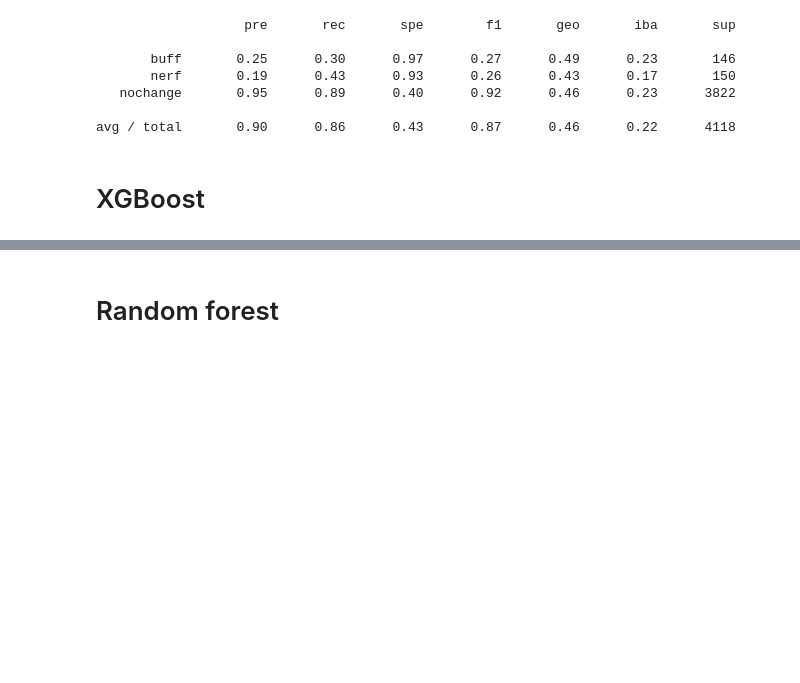
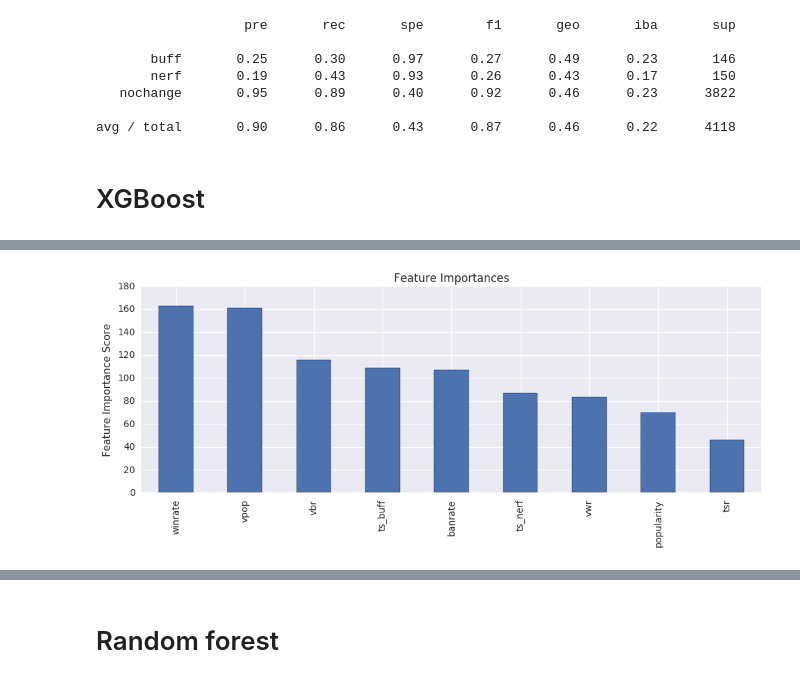
Before and after one commit to joseph-jnl/insight, a Jupyter notebook: lol_model_diamondonly.ipynb, the cells around one changed output, grey strips where cells are left out. Drawn from its saved outputs; the diff is of its cells as text; code cells hidden in the pictures; blank space fills up the shorter version.

```diff
--- a/lol_model_diamondonly.ipynb
+++ b/lol_model_diamondonly.ipynb
@@ -332,3 +332,5 @@ df2.head()
 # Split hold out set
 # %%
 df = pd.read_csv('loldata_cleaned.csv')
+# %%
+df = pd.read_csv('loldata_cleaned_v2.csv')
@@ -335,14 +344,23 @@ df = pd.read_csv('loldata_cleaned.csv')
 # %%
 from sklearn.model_selection import train_test_split
 from sklearn.metrics import classification_report, confusion_matrix
-features = df2[['popularity', 'winrate', 'banrate', 'tsr', 'ts_buff',
-              'ts_nerf']]
+
+# features = df[['popularity', 'winrate', 'banrate', 'tsr', 'ts_buff',
+#               'ts_nerf', 'vpop', 'vbr', 'vwr', 'freq_nerf', 'freq_buff']]
+
+
+features = df[['popularity', 'winrate', 'banrate', 'tsr', 'ts_buff',
+              'ts_nerf', 'vpop', 'vbr', 'vwr']]
+
+# features = df[['popularity', 'winrate', 'banrate', 'tsr', 'ts_buff',
+#               'ts_nerf', 'freq_nerf', 'freq_buff']]
+
 # features = df[['popularity', 'winrate', 'banrate']]
 
 RANDOM_STATE = 42
 
 X_train, X_test, y_train, y_test = train_test_split(features,
-                                                    df2['changes'], test_size=0.25,
+                                                    df['changes'], test_size=0.25,
                                                     random_state=RANDOM_STATE)
 # %%
 X_train2, X_test2, y_train2, y_test2 = train_test_split(features,
@@ -613,14 +631,17 @@ avg / total       0.90      0.86      0.43      0.87      0.46      0.22      41
 import xgboost as xgb
 from xgboost.sklearn import XGBClassifier
 from sklearn.model_selection import GridSearchCV
+from sklearn import metrics
 import matplotlib.pylab as plt
 from matplotlib.pylab import rcParams
+from sklearn import preprocessing
 rcParams['figure.figsize'] = 12, 4
 
+le = preprocessing.LabelEncoder()
+le.fit(y_train)
 
-y_train = pd.DataFrame(data=y_train)
-y_train = y_train.astype('category')
-y_train_dummy = y_train.apply(lambda x: x.cat.codes)
+y_train_dummy = le.transform(y_train)
+
 
 def modelfit(alg, dtrain, target, predictors,useTrainCV=True, cv_folds=5, early_stopping_rounds=50):
     param = {}
@@ -628,15 +649,27 @@ def modelfit(alg, dtrain, target, predictors,useTrainCV=True, cv_folds=5, early_
     param['objective'] = 'multi:softmax'
     # scale weight of positive examples
     param['eta'] = 0.1
-    param['max_depth'] = 6
-    param['silent'] = 1
     param['nthread'] = 4
     param['num_class'] = 3
+    param['n_estimators'] = 1000
+
+    #Imbalanced classes
+    param['scale_pos_weight'] = 1
+    param['min_child_weight'] = 3
+
+    #Model
+    param['gamma'] = 0
+    param['subsample'] = 0.8
+    param['colsample_bytree'] = 0.8
+    param['max_depth'] = 3
+    param['learning_reate'] = 0.1
+
 
     if useTrainCV:
         xgtrain = xgb.DMatrix(dtrain[predictors].values, label=target)
         cvresult = xgb.cv(param, xgtrain, num_boost_round=alg.get_params()['n_estimators'], nfold=cv_folds,
-            metrics='auc', early_stopping_rounds=early_stopping_rounds)
+            metrics='merror', early_stopping_rounds=early_stopping_rounds,
+                         verbose_eval=False)
         alg.set_params(n_estimators=cvresult.shape[0])
 
     #Fit the algorithm on the data
@@ -648,8 +681,7 @@ def modelfit(alg, dtrain, target, predictors,useTrainCV=True, cv_folds=5, early_
 
     #Print model report:
     print("\nModel Report")
-    print("Accuracy : %.4g" % metrics.accuracy_score(dtrain['Disbursed'].values, dtrain_predictions))
-    print("AUC Score (Train): %f" % metrics.roc_auc_score(dtrain['Disbursed'], dtrain_predprob))
+    print("Cohen Kappa : %.4g" % metrics.cohen_kappa_score(target, dtrain_predictions))
 
     feat_imp = pd.Series(alg.booster().get_fscore()).sort_values(ascending=False)
     feat_imp.plot(kind='bar', title='Feature Importances')
@@ -657,5 +689,7 @@ def modelfit(alg, dtrain, target, predictors,useTrainCV=True, cv_folds=5, early_
 
 predictors = X_train.columns
 xgb1 = XGBClassifier()
-modelfit(xgb1, X_train, y_train_dummy.values, predictors)
+modelfit(xgb1, X_train, y_train_dummy, predictors)
+
+#87 estimators
 # %% [output]
@@ -662,0 +698 @@ XGBoostError: b'[07:17:44] src/metric/rank_metric.cc:88: Check failed: (preds.si
+[figure, added]
```
Also changed, not shown: parts of 24 cells of this notebook.
